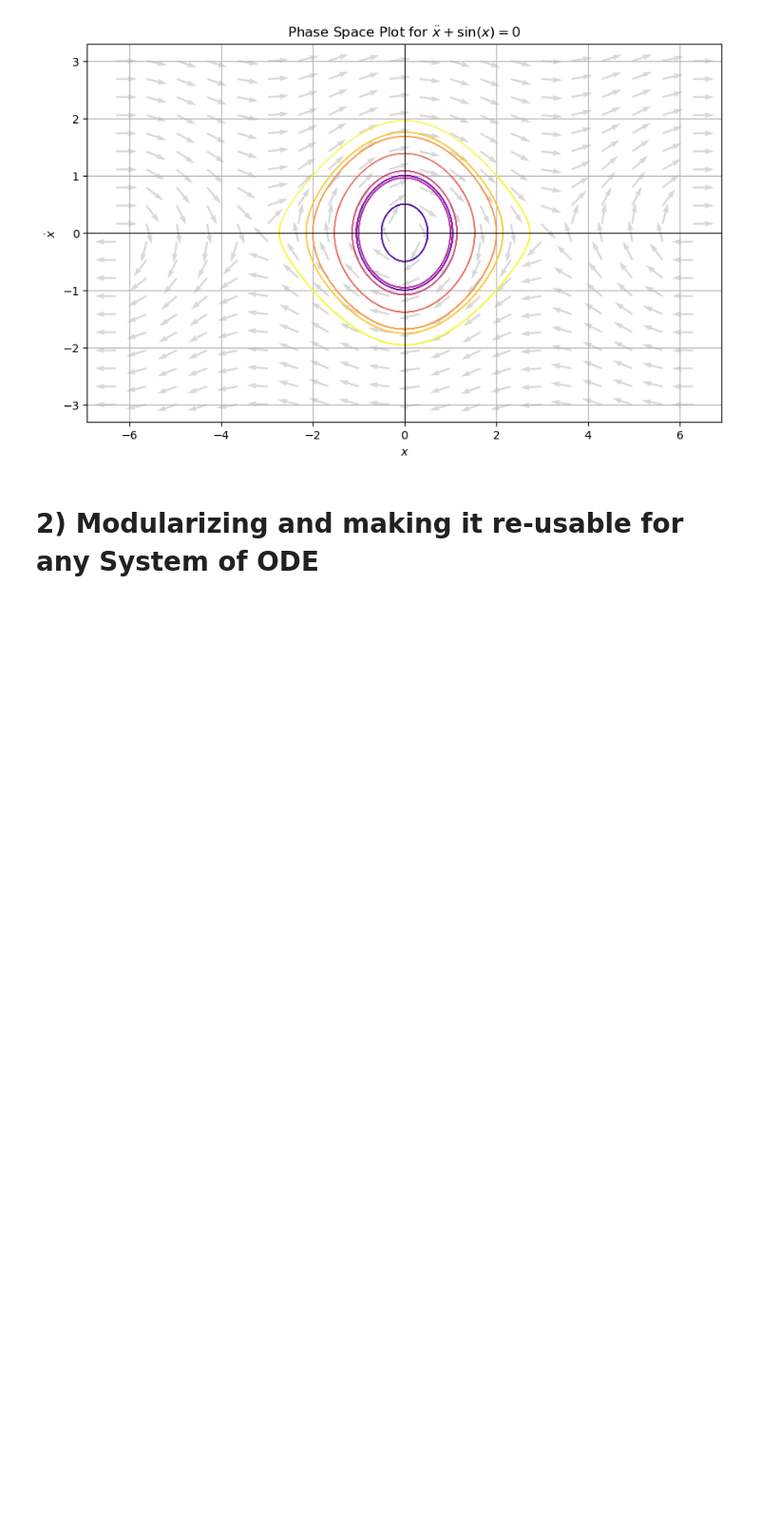
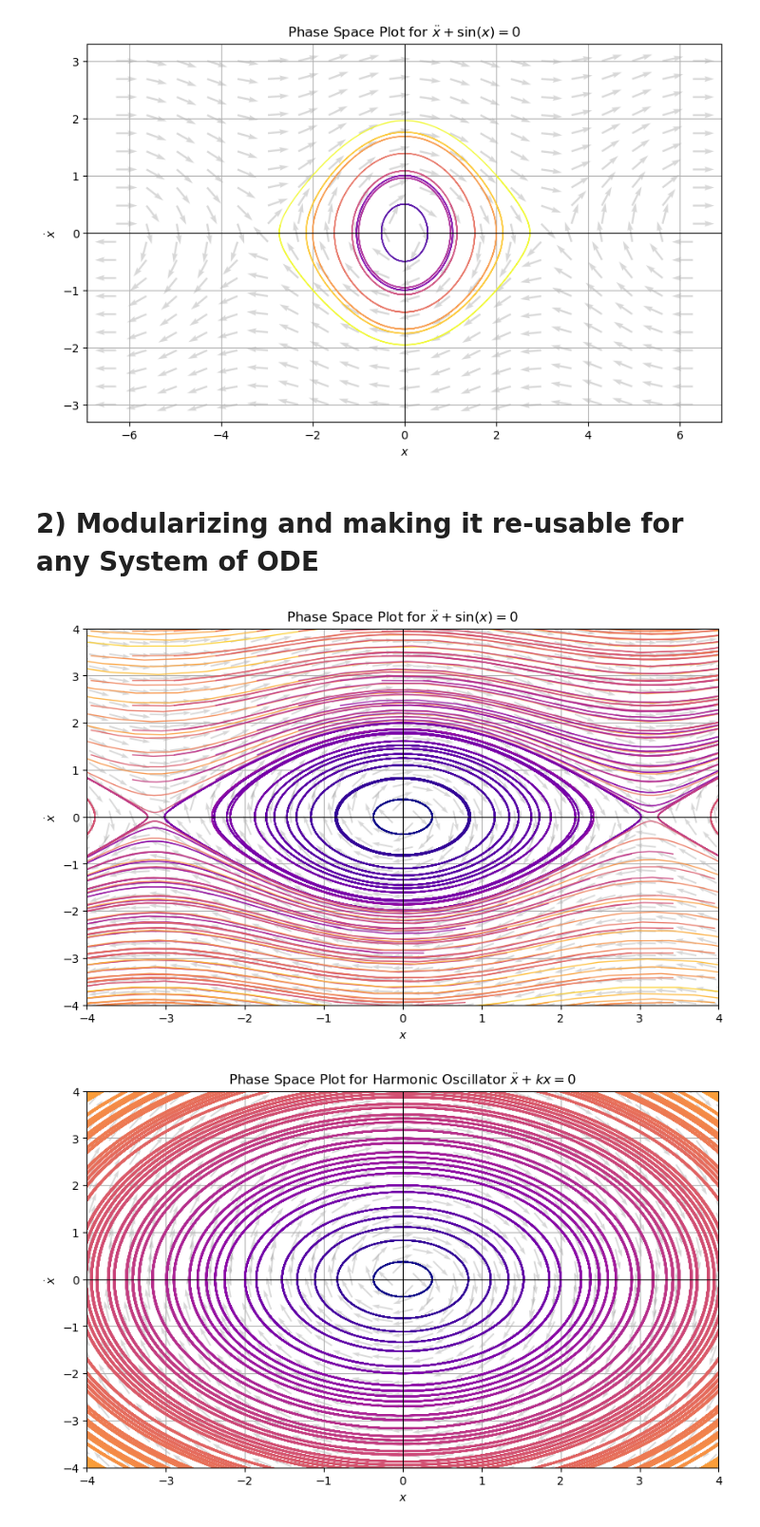
Before and after one commit to johnm3398/Spacecraft-Dynamics-and-Control, a Jupyter notebook: 2 - Kinetics; Studying Spacecraft Motion/Test Codes/Test Notebook for Phase Space Plots.ipynb, the cells around one changed output. Shown at 95% size. Cells and saved outputs as stored; diff of their text form; code cells hidden in the pictures; blank space fills up the shorter version.

```diff
--- a/2 - Kinetics; Studying Spacecraft Motion/Test Codes/Test Notebook for Phase Space Plots.ipynb
+++ b/2 - Kinetics; Studying Spacecraft Motion/Test Codes/Test Notebook for Phase Space Plots.ipynb
@@ -139,32 +139,36 @@ def plot_phase_space(acceleration_func, title):
     # **Dynamically scale initial conditions based on acceleration**
     x_range = np.linspace(-5, 5, 20)  # Keep position range limited
     v_range = np.linspace(-5, 5, 20)  # Keep velocity within stable range
 
     initial_conditions = [[x0, v0] for x0 in x_range for v0 in v_range]
 
     # Compute radial distances for initial conditions
-    radii = np.sqrt(np.array([x0**2 + v0**2 for x0, v0 in initial_conditions])) / 4
-    colors = plt.cm.plasma(radii)
+    radii = np.sqrt(np.array([x0**2 + v0**2 for x0, v0 in initial_conditions])) / 8
+    radii_norm = (radii - np.min(radii)) / (np.max(radii) - np.min(radii))
+    colors = plt.cm.plasma(radii_norm)
     for idx, ic in enumerate(initial_conditions):
         sol = odeint(phase_space_system, ic, t, args=(acceleration_func,))
         plt.plot(sol[:, 0], sol[:, 1], color=colors[idx % len(colors)], linestyle='-', linewidth=1, alpha=0.9)
 
     # Labels and aesthetics
     plt.xlabel(r"$x$")
     plt.ylabel(r"$\dot{x}$")
     plt.title(title)
     plt.axhline(0, color='black', linewidth=0.8)  # Horizontal axis
     plt.axvline(0, color='black', linewidth=0.8)  # Vertical axis
     plt.grid(True)
     # **Manually configure the graph limits**
     plt.xlim(-4, 4)  # Limit x-axis range
     plt.ylim(-4, 4)  # Limit velocity range
     plt.show()
 
 # -----------------------------
 # Run phase space plots for different systems
 # -----------------------------
 
 plot_phase_space(nonlinear_pendulum, r"Phase Space Plot for $\ddot{x} + \sin(x) = 0$")
 plot_phase_space(harmonic_oscillator, r"Phase Space Plot for Harmonic Oscillator $\ddot{x} + kx = 0$")
 plot_phase_space(lambda x, v, t: damped_oscillator(x, v, t, k=1, c=0.2), r"Phase Space Plot for Damped Oscillator $\ddot{x} + kx + c\dot{x} = 0$")
+# %% [output]
+[figure, added]
+[figure, added]
```
Also changed, not shown: parts of 3 cells of this notebook.
